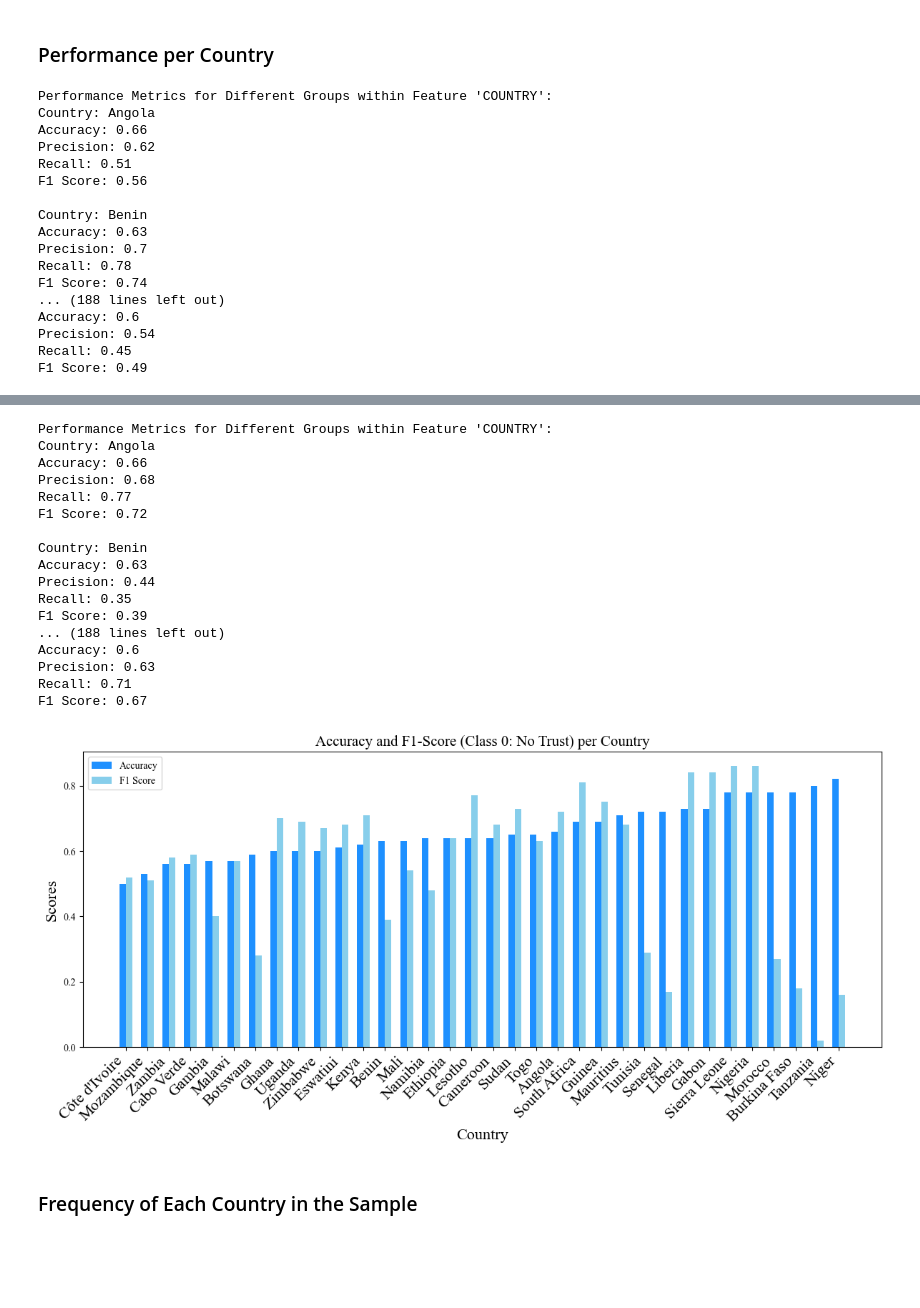
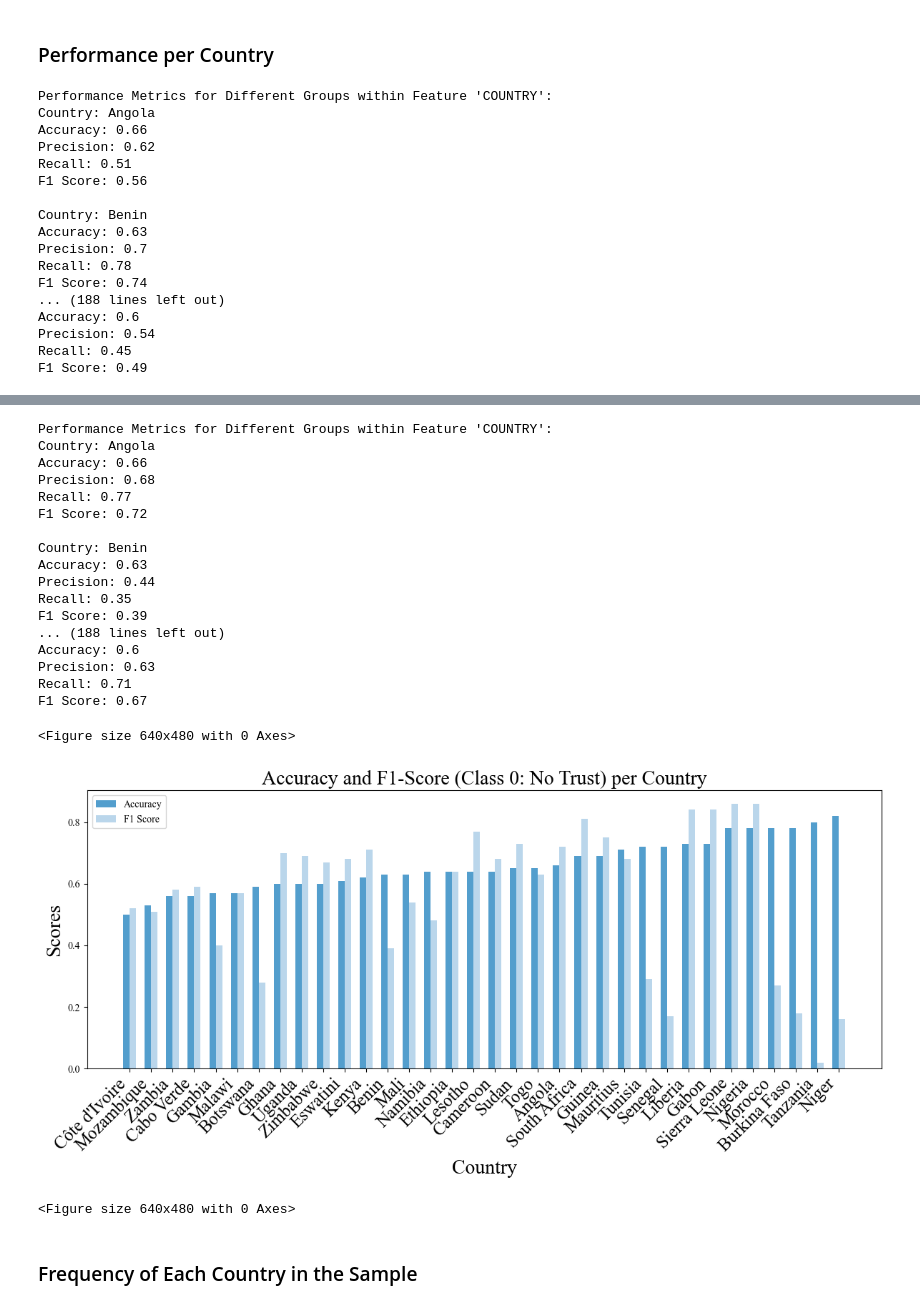
Before and after one commit to merelwieberdink/thesis_code, a Jupyter notebook: binary_classification_trust_police.ipynb, the cells around one changed output, grey strips where cells are left out. Saved outputs shown, nothing was run; the diff lists cells and outputs as text; code cells hidden in the pictures; blank space fills up the shorter version.

Commit message:
Add files via upload
consistent plot colors

```diff
--- a/binary_classification_trust_police.ipynb
+++ b/binary_classification_trust_police.ipynb
@@ -1197,8 +1222,8 @@ def feature_groups_performance(feature, pos_label=1, title_class='(Class 1: Trus
     common_countries_sorted = sorted(common_countries, key=lambda country: accuracy_scores[country])
 
     # Define colors for bars
-    color_accuracy = '#1E90FF'    #'lightgreen'  #1E90FF', '#ADD8E6
-    color_f1 =  'skyblue' #'lightsalmon'   # '#FF4500', '#FF8C00'
+    color_accuracy = (0.32628988850442137, 0.6186236063052672, 0.802798923490965) #'#1E90FF'    #'lightgreen'  #1E90FF', '#ADD8E6
+    color_f1 =  (0.7309496347558632, 0.8394771241830065, 0.9213225682429834) #'skyblue' #'lightsalmon'   # '#FF4500', '#FF8C00'
 
 
     # Plot accuracy and F1 score per country
@@ -1209,13 +1234,15 @@ def feature_groups_performance(feature, pos_label=1, title_class='(Class 1: Trus
     plt.bar(index, [accuracy_scores[country] for country in common_countries_sorted], bar_width, label='Accuracy', color=color_accuracy)
     plt.bar(index + bar_width, [f1_scores[country] for country in common_countries_sorted], bar_width, label='F1 Score', color=color_f1)
 
-    plt.xlabel('Country', fontsize=16)
-    plt.ylabel('Scores', fontsize=16)
-    plt.title(f'Accuracy and F1-Score {(title_class)} per Country', fontsize=15)
-    plt.xticks(index + bar_width / 2, common_countries_sorted, rotation=45, ha='right', fontsize='16')
+    plt.xlabel('Country', fontsize=20)
+    plt.ylabel('Scores', fontsize=20)
+    plt.title(f'Accuracy and F1-Score {(title_class)} per Country', fontsize=20)
+    plt.xticks(index + bar_width / 2, common_countries_sorted, rotation=45, ha='right', fontsize='18')
     plt.legend()
     plt.tight_layout()
     plt.show()
+    # Save the plot
+    plt.savefig('performances_countries_class0.png', dpi=1200)
     return
 
 # ability to detect the class trust in police (positive label =1)
@@ -1245,21 +1272,23 @@ F1 Score: 0.49
 Performance Metrics for Different Groups within Feature 'COUNTRY':
 Country: Angola
 Accuracy: 0.66
 Precision: 0.68
 Recall: 0.77
 F1 Score: 0.72
 
 Country: Benin
 Accuracy: 0.63
 Precision: 0.44
 Recall: 0.35
 F1 Score: 0.39
 ... (188 lines left out)
 Accuracy: 0.6
 Precision: 0.63
 Recall: 0.71
 F1 Score: 0.67
+<Figure size 640x480 with 0 Axes>
-[figure, old version]
+[figure, new version]
+<Figure size 640x480 with 0 Axes>
 # %% [markdown]
 ### Frequency of Each Country in the Sample
 # %%
```
Also changed, not shown: parts of 4 cells of this notebook.
